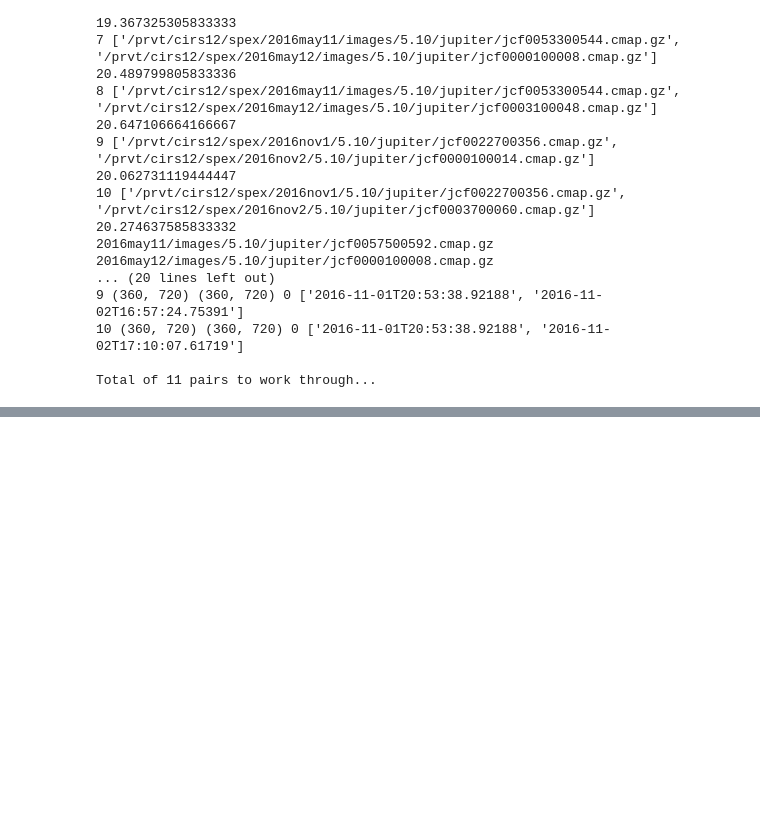
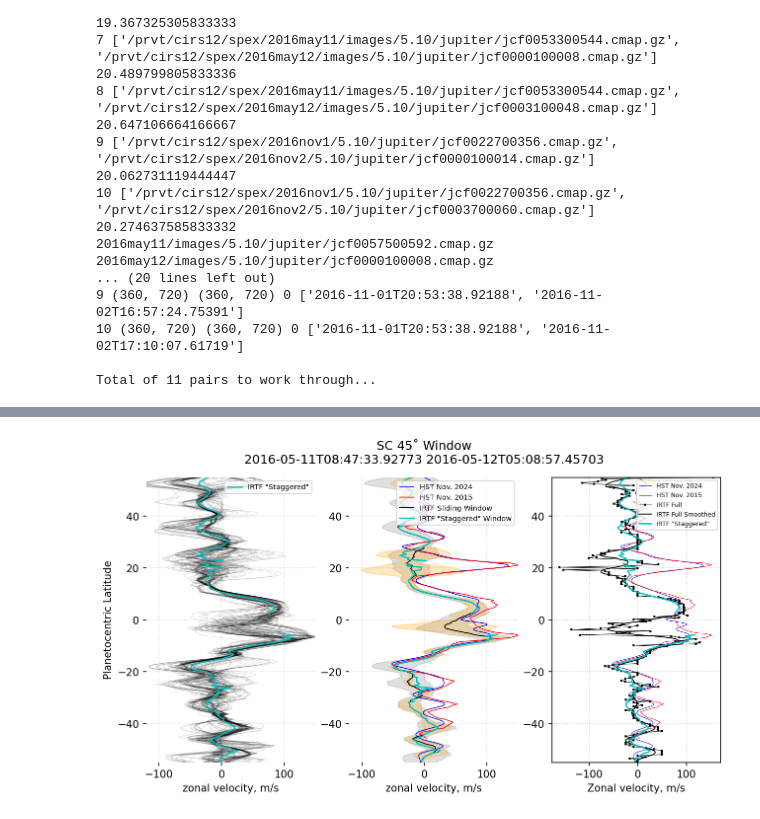
Before and after one commit to alihyder727/windfieldproject, a Jupyter notebook: StaggerWindow.ipynb, the cells around one changed output, grey strips where cells are left out. Drawn from its saved outputs; the diff is of its cells as text; code cells hidden in the pictures; blank space fills up the shorter version.

```diff
--- a/StaggerWindow.ipynb
+++ b/StaggerWindow.ipynb
@@ -364,0 +305,86 @@ plt.show()
+# %%
+%matplotlib inline
+print(corr_1D.shape, corr_1D_coeff.shape)
+print(corr_1D_noshift.shape, corr_1D_coeff_noshift.shape)
+
+def customWeightedAvg(main_mat, weight_mat):
+    weighted_wind = np.zeros(main_mat.shape[0])
+    for l in range(main_mat.shape[0]):
+        if np.sum(weight_mat[l, :]) <= 1:
+            weighted_wind[l] = np.nan
+        else:
+            weighted_wind[l] = np.sum(weight_mat[l, :] * main_mat[l, :]) / np.sum(weight_mat[l, :])
+    return weighted_wind
+
+smooth_wind_full = np.zeros_like(corr_1D)
+rough_wind_full = np.zeros_like(corr_1D)
+
+plt.figure(figsize=(10,5), dpi=150)
+plt.subplot(131)
+for c in range(corr_1D.shape[1]):
+    rough_wind_full[:, c] = -ZWP_Class.getSpeedatLat(corr_1D[:, c], lat_array_use, delta_t)
+    smooth_wind_full[:, c] = ZWP_Class.getSmoothedProfile(rough_wind_full[:, c], lat_array_use, jet_width=7, poly_order=3)
+    plt.plot(smooth_wind_full[:, c], lat_array_use, color='k', lw=0.65, alpha=0.1)
+    plt.ylim(-critical_lat, critical_lat)
+
+weighted_wind = customWeightedAvg(smooth_wind_full[lat_delta_indices[0]:lat_delta_indices[1], :], stagger_bool[0, ...])
+plt.plot(weighted_wind, lat_array_use[lat_delta_indices[0]:lat_delta_indices[1]], color='c', lw=1.25, label='IRTF "Staggered"')
+
+plt.ylabel('Planetocentric Latitude'), plt.xlabel('zonal velocity, m/s')
+plt.gca().set_frame_on(False)
+plt.grid(True, 'both', ls=':', alpha=0.5)
+plt.legend(loc='upper right', framealpha=0.75, fontsize=7)
+plt.xlim(-120, 150)
+
+# Either smooth before averaging or average before smoothing...
+rough_wind_mean, rough_wind_std = np.mean(rough_wind_full, axis=1), np.std(rough_wind_full, axis=1)
+smooth_wind_mean, smooth_wind_std = np.mean(smooth_wind_full, axis=1), np.std(smooth_wind_full, axis=1)
+# smooth_wind_mean, smooth_wind_std = ZWP_Class.getSmoothedProfile(rough_wind_mean, lat_array_use, jet_width=7, poly_order=3), ZWP_Class.getSmoothedProfile(rough_wind_std, lat_array_use, jet_width=7, poly_order=3)
+
+
+err_velocity_slide = -ZWP_Class.getSpeedatLat(error_array_slide, lat_array_use, delta_t) # correlation error bound for sliding window in m/s
+smooth_err_velocity = ZWP_Class.getSmoothedProfile(err_velocity_slide, lat_array_use, jet_width=7, poly_order=3)
+confidence_slide = 1/(fwhm_array_slide+1)
+
+
+plt.subplot(132)
+plt.plot(opal_nov_2024_df['FMZW'], centric_lat_HST, color='b', lw=0.75, label='HST Nov. 2024')
+plt.plot(hst_wind_1D['x'], centric_lat_HST_2015, color='r', lw=0.75, label='HST Nov. 2015')
+plt.plot(smooth_wind_mean, lat_array_use, color='k', lw=0.9, label='IRTF Sliding Window')
+plt.plot(weighted_wind, lat_array_use[lat_delta_indices[0]:lat_delta_indices[1]], color='c', lw=1.25, label='IRTF "Staggered" Window')
+
+# for c in range(corr_1D.shape[1]):
+#     plt.plot(smooth_wind_full[lat_delta_indices[0]:lat_delta_indices[1], c] * stagger_bool[0, :, c] , lat_array_use[lat_delta_indices[0]:lat_delta_indices[1]], color='m', lw=0.65, alpha=0.1)
+
+plt.fill_betweenx(lat_array_use, smooth_wind_mean-smooth_wind_std, smooth_wind_mean+smooth_wind_std, color='gray', alpha=0.25)
+plt.fill_betweenx(lat_array_use, smooth_wind_mean-smooth_err_velocity, smooth_wind_mean+smooth_err_velocity, color='orange', alpha=0.25)
+plt.ylim(-critical_lat, critical_lat)
+plt.xlim(-120, 150)
+plt.gca().set_frame_on(False)
+plt.grid(True, 'both', ls=':', alpha=0.5)
+plt.xlabel('zonal velocity, m/s')
+plt.legend(loc='upper right', framealpha=0.75, fontsize=7)
+# plt.suptitle('Sliding Correlations with 45˚ Window')
+plt.suptitle(f'SC {window_length}˚ Window\n'+date_meta_list[test_i][0] + ' ' + date_meta_list[test_i][1])
+
+
+plt.subplot(133)
+plt.plot(opal_nov_2024_df['FMZW'], centric_lat_HST, color='b', lw=0.5, label='HST Nov. 2024')
+plt.plot(hst_wind_1D['x'], centric_lat_HST_2015, color='r', lw=0.5, label='HST Nov. 2015')
+plt.plot(zwp_5microns, lat_array_use, marker='s', ms=1, color='k', lw=0.5, label='IRTF Full')
+plt.plot(smooth_zwp_5microns, lat_array_use, color='k', lw=0.9, label='IRTF Full Smoothed')
+plt.plot(weighted_wind, lat_array_use[lat_delta_indices[0]:lat_delta_indices[1]], color='c', lw=1.25, label='IRTF "Staggered"')
+plt.xlabel('Zonal velocity, m/s')
+plt.grid(True, 'both', ls=':', alpha=0.7)
+plt.legend(loc='upper right', framealpha=0.75, fontsize=6)
+# plt.plot(confidence_slide, lat_array_use, color='k', lw=0.9)
+# plt.vlines(np.min(confidence_slide), np.min(lat_array_use), np.max(lat_array_use), color='k', lw=0.7, ls=':')
+# plt.xlabel(r'"Confidence", $(FWHM+1)^{-1}$')
+# plt.xlim(0, np.mean(confidence_slide))
+plt.ylim(-critical_lat, critical_lat)
+
+
+plt.show()
+
+print(np.min(confidence_slide), np.mean(confidence_slide))
+# %% [output]
@@ -364,0 +393 @@ plt.show()
+[figure, added]
```
Also changed, not shown: parts of 24 cells of this notebook, 6 other files.
